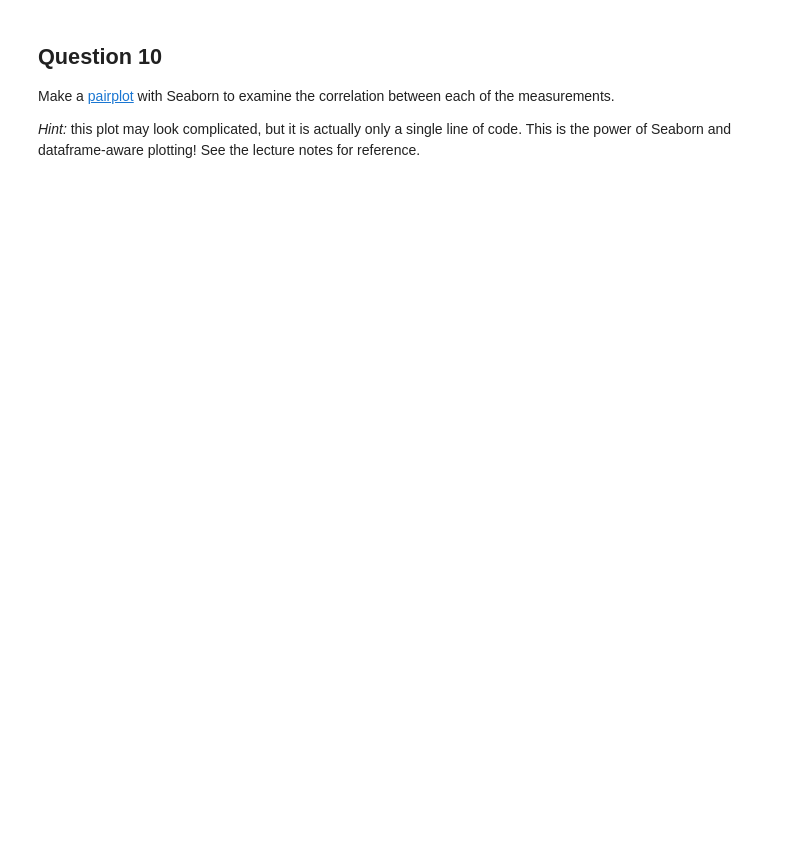
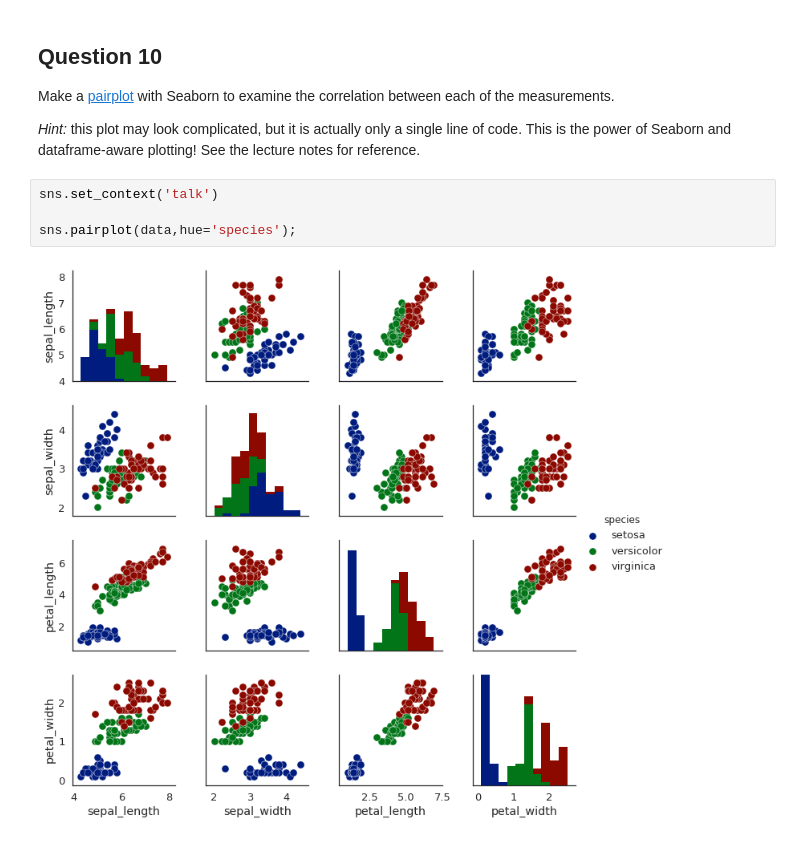
Before and after one commit to BNSBNS/pyplaygrd, a Jupyter notebook: starterprojs/fromIntel/class1/Introduction_to_Machine_Learning_and_Toolkit.ipynb, the cells around one changed output. Cells and saved outputs as stored; diff of their text form; blank space fills up the shorter version.

```diff
--- a/starterprojs/fromIntel/class1/Introduction_to_Machine_Learning_and_Toolkit.ipynb
+++ b/starterprojs/fromIntel/class1/Introduction_to_Machine_Learning_and_Toolkit.ipynb
@@ -314,3 +314,9 @@ sns.boxplot(x='measurement', y='size',
 Make a [pairplot](http://seaborn.pydata.org/generated/seaborn.pairplot.html) with Seaborn to examine the correlation between each of the measurements.
 
 *Hint:* this plot may look complicated, but it is actually only a single line of code. This is the power of Seaborn and dataframe-aware plotting! See the lecture notes for reference.
+# %%
+sns.set_context('talk')
+
+sns.pairplot(data,hue='species');
+# %% [output]
+[figure, added]
```
Also changed, not shown: parts of 1 cell of this notebook, 2 other files.
